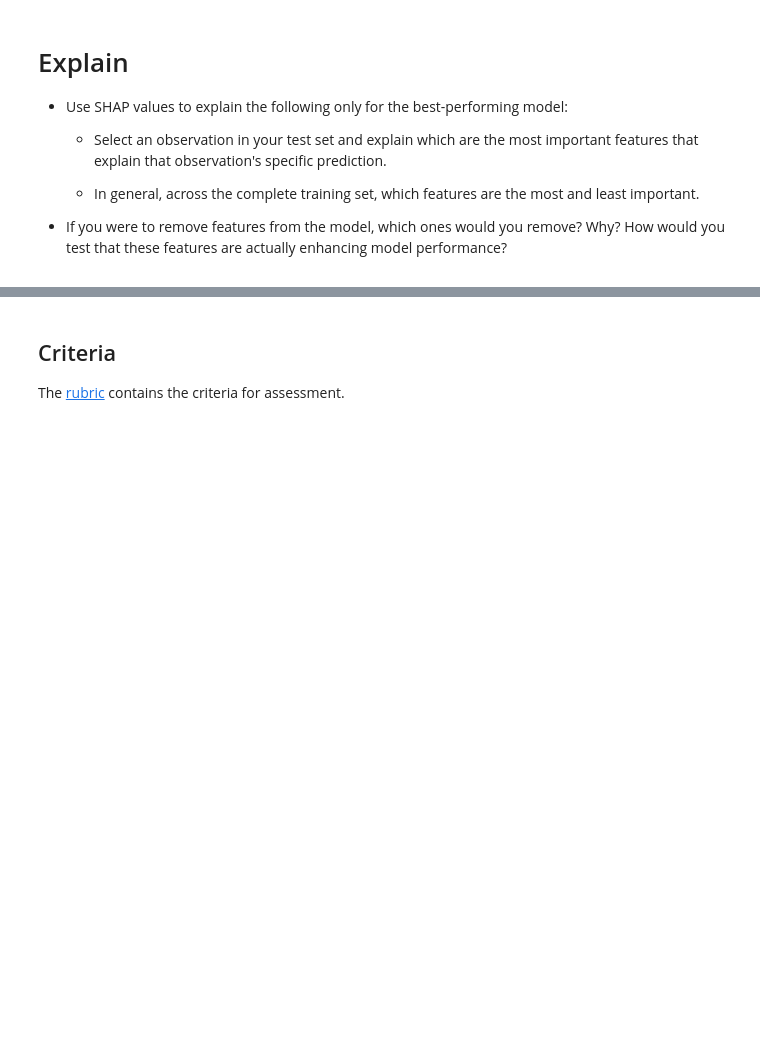
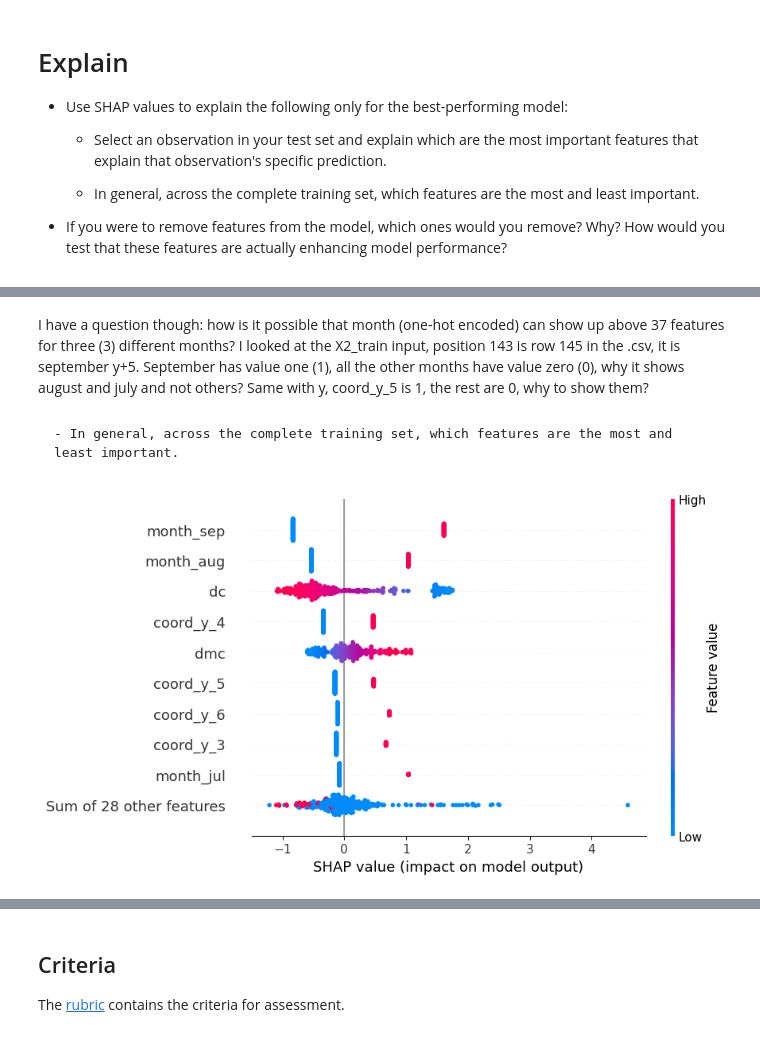
Before and after one commit to AntonioMLancuentra/production, a Jupyter notebook: 02_activities/assignments/assignment_2.ipynb, the cells around one changed output, grey strips where cells are left out. Cells and saved outputs as stored; diff of their text form; code cells hidden in the pictures; blank space fills up the shorter version.

```diff
--- a/02_activities/assignments/assignment_2.ipynb
+++ b/02_activities/assignments/assignment_2.ipynb
@@ -1188,0 +1640,8 @@ Pipeline D
+# %% [markdown]
+I have a question though: how is it possible that month (one-hot encoded) can show up above 37 features for three (3) different months? I looked at the X2_train input, position 143 is row 145 in the .csv, it is september y+5. September has value one (1), all the other months have value zero (0), why it shows august and july and not others? Same with y, coord_y_5 is 1, the rest are 0, why to show them?
+# %% [markdown]
+    - In general, across the complete training set, which features are the most and least important.
+# %%
+shap.plots.beeswarm(shap_values)
+# %% [output]
+[figure, added]
```
Also changed, not shown: parts of 152 cells of this notebook, 8 other files.
